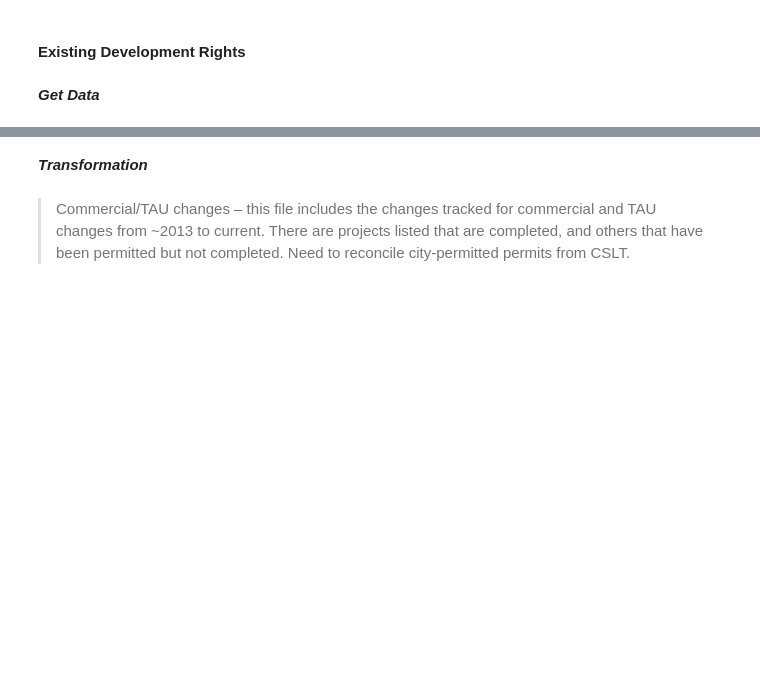
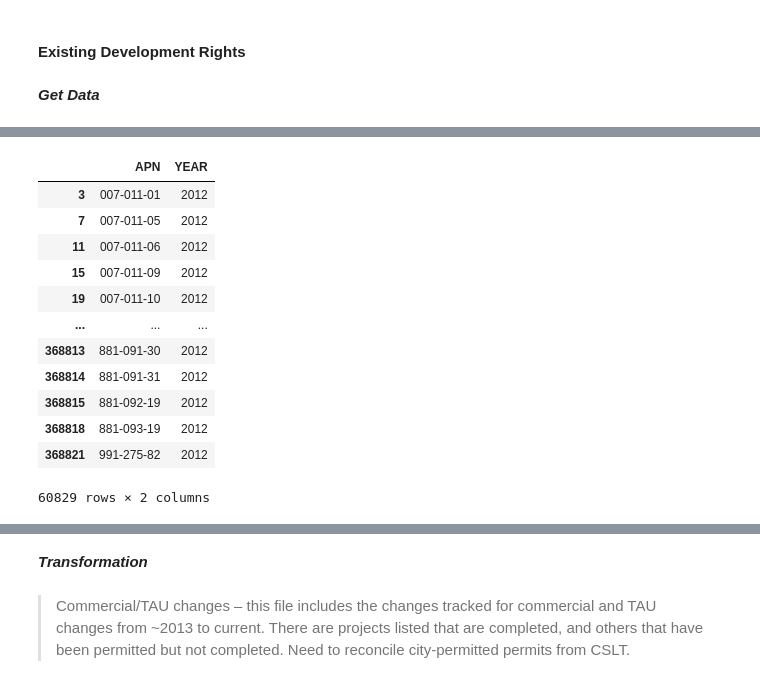
Before and after one commit to trpa-agency/Reporting, a Jupyter notebook: data_engineering.ipynb, the cells around one changed output, grey strips where cells are left out. Drawn from its saved outputs; the diff is of its cells as text; code cells hidden in the pictures; blank space fills up the shorter version.

Commit message:
update ca parcels

```diff
--- a/data_engineering.ipynb
+++ b/data_engineering.ipynb
@@ -356,3 +356,6 @@ df.to_csv("data\PermitData.csv")
 #### Existing Development Rights
 # %% [markdown]
 ***Get Data***
+# %%
+# get parcels APNs to compare
+dfCAParcel = pd.read_excel("data\CumulativeAccountingParcels06052024.xlsx")
@@ -358,0 +431,3 @@ df.to_csv("data\PermitData.csv")
+# %%
+# filter dfCAParcel for 2012 using .loc
+dfCAParcel2012 = dfCAParcel.loc[dfCAParcel.YEAR == 2012]
@@ -358,0 +436,16 @@ df.to_csv("data\PermitData.csv")
+# %%
+dfCAParcel2012
+# %% [output]
+|  | APN | YEAR |
+| 3 | 007-011-01 | 2012 |
+| 7 | 007-011-05 | 2012 |
+| 11 | 007-011-06 | 2012 |
+| 15 | 007-011-09 | 2012 |
+| 19 | 007-011-10 | 2012 |
+| ... | ... | ... |
+| 368813 | 881-091-30 | 2012 |
+| 368814 | 881-091-31 | 2012 |
+| 368815 | 881-092-19 | 2012 |
+| 368818 | 881-093-19 | 2012 |
+| 368821 | 991-275-82 | 2012 |
+60829 rows × 2 columns
```
Also changed, not shown: parts of 13 cells of this notebook, 11 other files.
